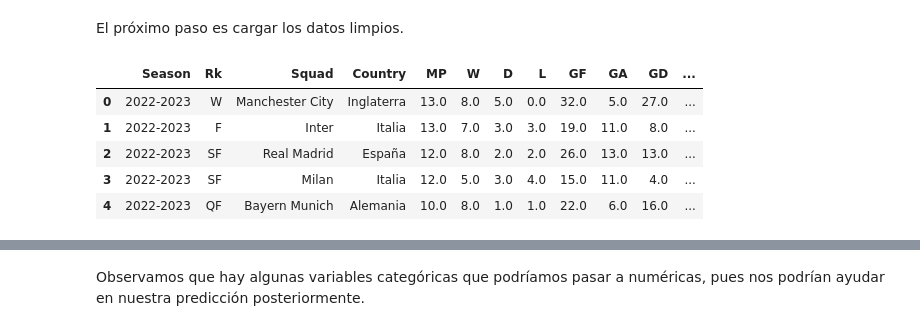
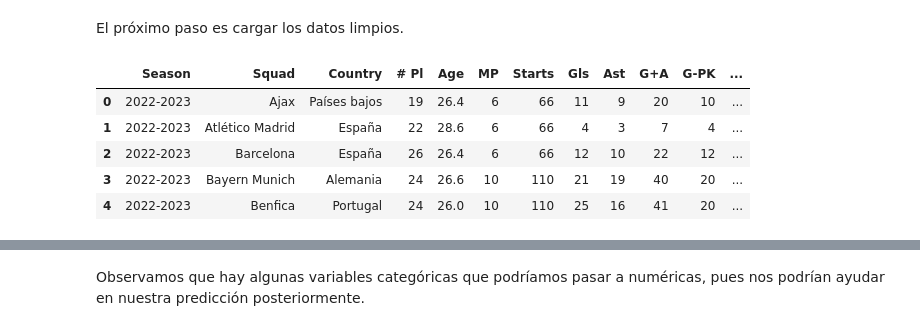
Before and after one commit to lauralardies/uefa_analisis, a Jupyter notebook: UEFA/analisis/regresionlineal.ipynb, the cells around one changed output, grey strips where cells are left out. Drawn from its saved outputs; the diff is of its cells as text; code cells hidden in the pictures.

```diff
--- a/UEFA/analisis/regresionlineal.ipynb
+++ b/UEFA/analisis/regresionlineal.ipynb
@@ -101,12 +26,12 @@ import pickle
 # %% [markdown]
 El próximo paso es cargar los datos limpios.
 # %%
-datos = pd.read_csv('../data/overall_limpio.csv')
+datos = pd.read_csv('../data/equipos_limpio.csv')
 datos.head()
 # %% [output]
-|  | Season | Rk | Squad | Country | MP | W | D | L | GF | GA | GD | ... |
-| 0 | 2022-2023 | W | Manchester City | Inglaterra | 13.0 | 8.0 | 5.0 | 0.0 | 32.0 | 5.0 | 27.0 | ... |
-| 1 | 2022-2023 | F | Inter | Italia | 13.0 | 7.0 | 3.0 | 3.0 | 19.0 | 11.0 | 8.0 | ... |
-| 2 | 2022-2023 | SF | Real Madrid | España | 12.0 | 8.0 | 2.0 | 2.0 | 26.0 | 13.0 | 13.0 | ... |
-| 3 | 2022-2023 | SF | Milan | Italia | 12.0 | 5.0 | 3.0 | 4.0 | 15.0 | 11.0 | 4.0 | ... |
-| 4 | 2022-2023 | QF | Bayern Munich | Alemania | 10.0 | 8.0 | 1.0 | 1.0 | 22.0 | 6.0 | 16.0 | ... |
+|  | Season | Squad | Country | # Pl | Age | MP | Starts | Gls | Ast | G+A | G-PK | ... |
+| 0 | 2022-2023 | Ajax | Países bajos | 19 | 26.4 | 6 | 66 | 11 | 9 | 20 | 10 | ... |
+| 1 | 2022-2023 | Atlético Madrid | España | 22 | 28.6 | 6 | 66 | 4 | 3 | 7 | 4 | ... |
+| 2 | 2022-2023 | Barcelona | España | 26 | 26.4 | 6 | 66 | 12 | 10 | 22 | 12 | ... |
+| 3 | 2022-2023 | Bayern Munich | Alemania | 24 | 26.6 | 10 | 110 | 21 | 19 | 40 | 20 | ... |
+| 4 | 2022-2023 | Benfica | Portugal | 24 | 26.0 | 10 | 110 | 25 | 16 | 41 | 20 | ... |
```
Also changed, not shown: parts of 24 cells of this notebook, 1 other file.
